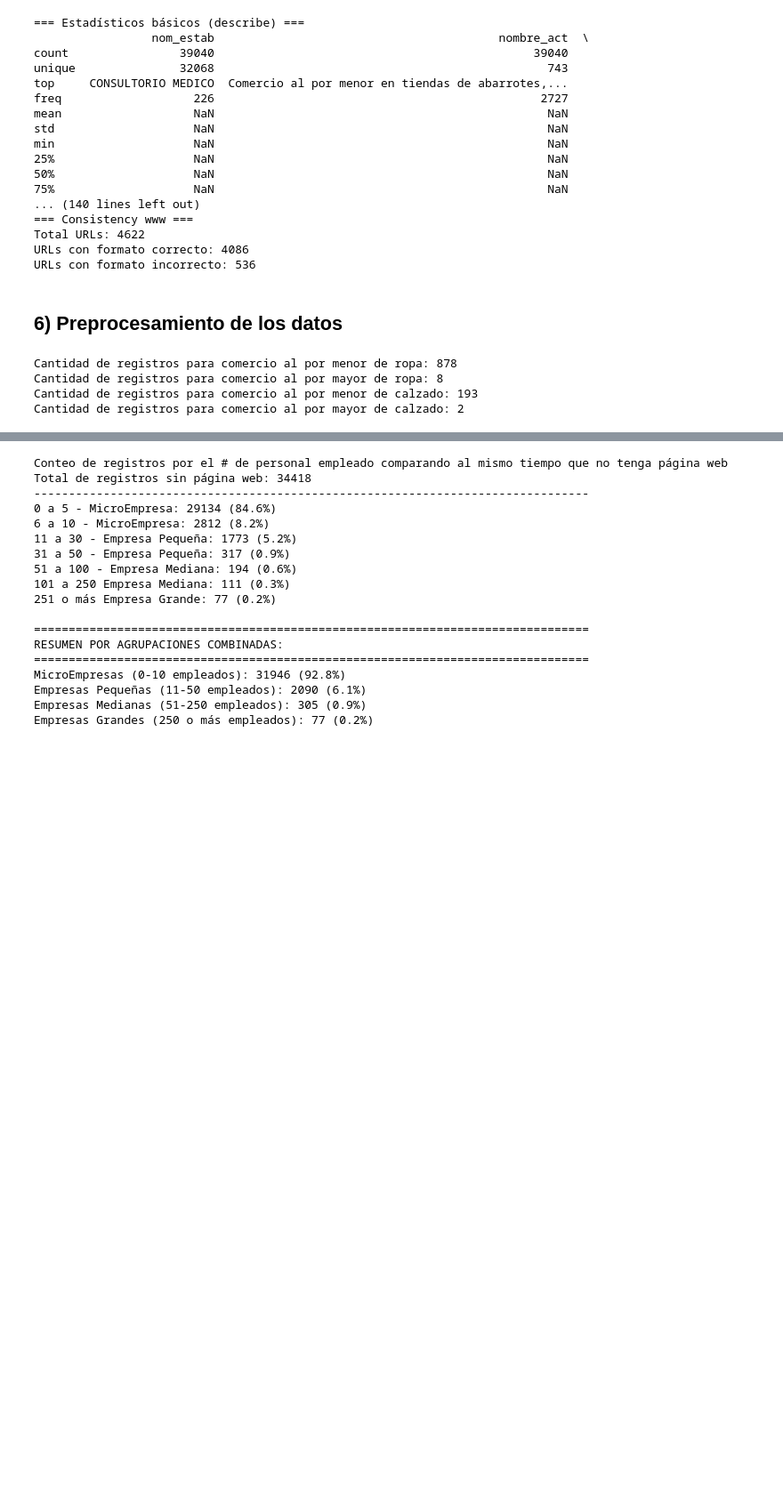
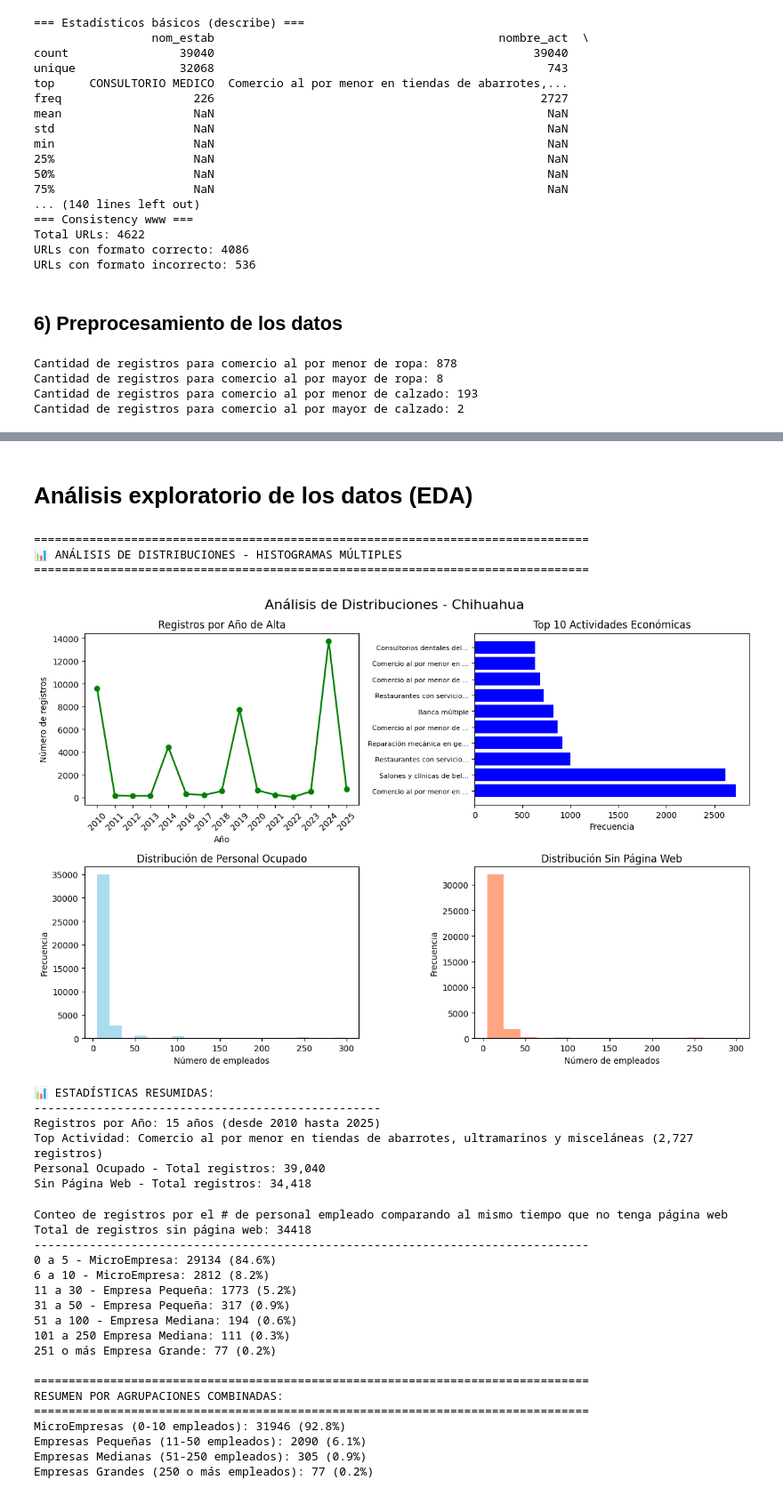
Before and after one commit to engineerchacon/Maestria-en-Inteligencia-Artificial-y-Analitica-de-Datos-Colab-Files, a Jupyter notebook: Entrega_Final_del_Proyecto_de_Análisis_Exploratorio_de_los_Datos_Armando_Chacón_Terrazas.ipynb, the cells around one changed output, grey strips where cells are left out. Shown at 89% size. Drawn from its saved outputs; the diff is of its cells as text; code cells hidden in the pictures; blank space fills up the shorter version.

```diff
--- a/Entrega_Final_del_Proyecto_de_Análisis_Exploratorio_de_los_Datos_Armando_Chacón_Terrazas.ipynb
+++ b/Entrega_Final_del_Proyecto_de_Análisis_Exploratorio_de_los_Datos_Armando_Chacón_Terrazas.ipynb
@@ -494,3 +511,75 @@ Cantidad de registros para comercio al por mayor de calzado: 2
+# %% [markdown]
+# **Análisis exploratorio de los datos (EDA)**
+# %%
+# ===============================================================================
+# 📊 ANÁLISIS DE DISTRIBUCIONES CON HISTOGRAMAS MÚLTIPLES
+# ===============================================================================
+print("=" * 80)
+print("📊 ANÁLISIS DE DISTRIBUCIONES - HISTOGRAMAS MÚLTIPLES")
+print("=" * 80)
+
+# Crear figura con 4 subplots (2x2) para análisis visual
+fig, axes = plt.subplots(2, 2, figsize=(12, 8))
+fig.suptitle('Análisis de Distribuciones - Chihuahua', fontsize=16)
+
+# POSICIÓN [0,0] - Análisis temporal por fecha de alta
+df_sel_temp = df_chihuahua.copy()
+df_sel_temp['fecha_year'] = df_sel_temp['fecha_alta'].str[:4]
+year_counts = df_sel_temp['fecha_year'].value_counts().sort_index()
+
+# Filtrar años válidos (eliminar NaN y años inválidos)
+year_counts = year_counts[year_counts.index.notna()]
+year_counts = year_counts[year_counts.index != 'nan']
+
+axes[0,0].plot(year_counts.index, year_counts.values, marker='o', color='green', linewidth=2)
+axes[0,0].set_title('Registros por Año de Alta')
+axes[0,0].set_xlabel('Año')
+axes[0,0].set_ylabel('Número de registros')
+axes[0,0].tick_params(axis='x', rotation=45)
+
+# POSICIÓN [0,1] - Top 10 Actividades Económicas
+top_actividades = df_sel['nombre_act'].value_counts().head(10)
+axes[0,1].barh(range(len(top_actividades)), top_actividades.values, color='blue')
+axes[0,1].set_yticks(range(len(top_actividades)))
+axes[0,1].set_yticklabels([act[:25] + '...' if len(act) > 25 else act for act in top_actividades.index], fontsize=8)
+axes[0,1].set_title('Top 10 Actividades Económicas')
+axes[0,1].set_xlabel('Frecuencia')
+
+# POSICIÓN [1,0] - Distribución de Personal Ocupado
+axes[1,0].hist(df_sel['per_ocu_numeric'].dropna(), bins=20, alpha=0.7, color='skyblue')
+axes[1,0].set_title('Distribución de Personal Ocupado')
+axes[1,0].set_xlabel('Número de empleados')
+axes[1,0].set_ylabel('Frecuencia')
+
+# POSICIÓN [1,1] - Distribución Sin Página Web
+mask_www_na = df_sel['www'].isnull() | (df_sel['www'].astype(str).str.strip() == '')
+datos_sin_www = df_sel[mask_www_na]['per_ocu_numeric'].dropna()
+axes[1,1].hist(datos_sin_www, bins=15, alpha=0.7, color='coral')
+axes[1,1].set_title('Distribución Sin Página Web')
+axes[1,1].set_xlabel('Número de empleados')
+axes[1,1].set_ylabel('Frecuencia')
+
+plt.tight_layout()
+plt.show()
+
+# Mostrar estadísticas resumidas
+print("\n📊 ESTADÍSTICAS RESUMIDAS:")
+print("-" * 50)
+print(f"Registros por Año: {len(year_counts)} años (desde {year_counts.index[0]} hasta {year_counts.index[-1]})")
+print(f"Top Actividad: {top_actividades.index[0]} ({top_actividades.iloc[0]:,} registros)")
+print(f"Personal Ocupado - Total registros: {len(df_sel['per_ocu_numeric'].dropna()):,}")
+print(f"Sin Página Web - Total registros: {len(datos_sin_www):,}")
+# %% [output]
+================================================================================
+📊 ANÁLISIS DE DISTRIBUCIONES - HISTOGRAMAS MÚLTIPLES
+================================================================================
+[figure, added]
+📊 ESTADÍSTICAS RESUMIDAS:
+--------------------------------------------------
+Registros por Año: 15 años (desde 2010 hasta 2025)
+Top Actividad: Comercio al por menor en tiendas de abarrotes, ultramarinos y misceláneas (2,727 registros)
+Personal Ocupado - Total registros: 39,040
+Sin Página Web - Total registros: 34,418
 # %%
 # Filtro donde 'www' es nulo o vacío
 mask_www_na = df_sel['www'].isnull() | (df_sel['www'].astype(str).str.strip() == '')
```
Also changed, not shown: parts of 14 cells of this notebook.
